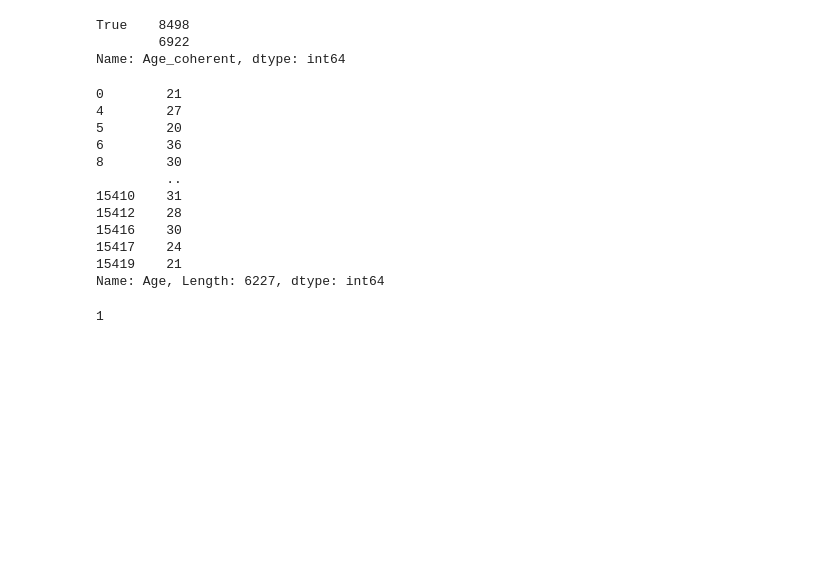
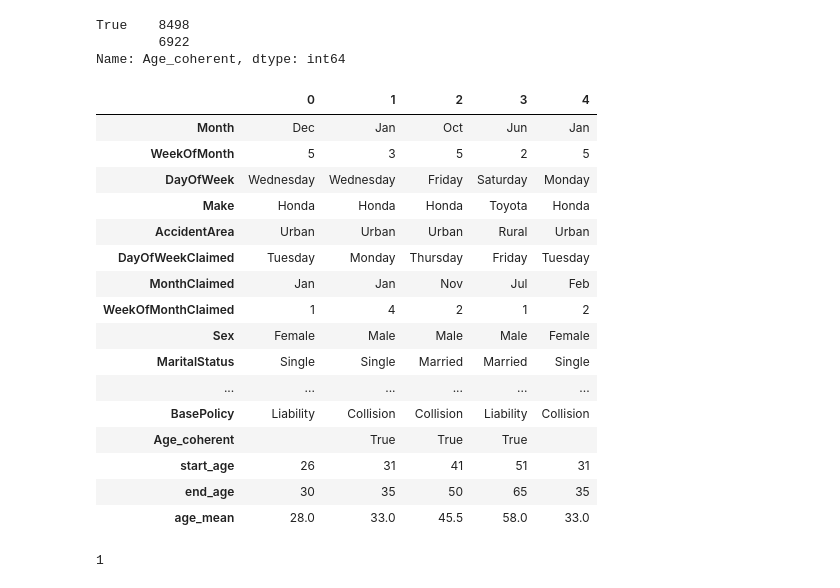
Before and after one commit to moniq0108/DataScience-Qin-entregables-varios, a Jupyter notebook: Data_Wrangling+Qin.ipynb, the cells around one changed output. Drawn from its saved outputs; the diff is of its cells as text; code cells hidden in the pictures; blank space fills up the shorter version.

```diff
--- a/Data_Wrangling+Qin.ipynb
+++ b/Data_Wrangling+Qin.ipynb
@@ -97,18 +97,25 @@ Name: Age_coherent, dtype: int64
 # %%
 df[['start_age', 'end_age']] = df['AgeOfPolicyHolder'].str.split(' to ', expand=True).astype(int)
 df['age_mean'] = (df['start_age'] + df['end_age']) / 2
+# %%
+df.head().T
+# %% [output]
+|  | 0 | 1 | 2 | 3 | 4 |
+| Month | Dec | Jan | Oct | Jun | Jan |
+| WeekOfMonth | 5 | 3 | 5 | 2 | 5 |
+| DayOfWeek | Wednesday | Wednesday | Friday | Saturday | Monday |
+| Make | Honda | Honda | Honda | Toyota | Honda |
+| AccidentArea | Urban | Urban | Urban | Rural | Urban |
+| DayOfWeekClaimed | Tuesday | Monday | Thursday | Friday | Tuesday |
+| MonthClaimed | Jan | Jan | Nov | Jul | Feb |
+| WeekOfMonthClaimed | 1 | 4 | 2 | 1 | 2 |
+| Sex | Female | Male | Male | Male | Female |
+| MaritalStatus | Single | Single | Married | Married | Single |
+| ... | ... | ... | ... | ... | ... |
+| BasePolicy | Liability | Collision | Collision | Liability | Collision |
+| Age_coherent |  | True | True | True |  |
+| start_age | 26 | 31 | 41 | 51 | 31 |
+| end_age | 30 | 35 | 50 | 65 | 35 |
+| age_mean | 28.0 | 33.0 | 45.5 | 58.0 | 33.0 |
 # %%
-df.loc[df['Age'] < df['age_mean'], 'Age']
+df.loc[df['Age'] < df['start_age'], 'Age'] = df['age_mean']
-# %% [output]
-0        21
-4        27
-5        20
-6        36
-8        30
-         ..
-15410    31
-15412    28
-15416    30
-15417    24
-15419    21
-Name: Age, Length: 6227, dtype: int64
```
Also changed, not shown: parts of 2 cells of this notebook.
